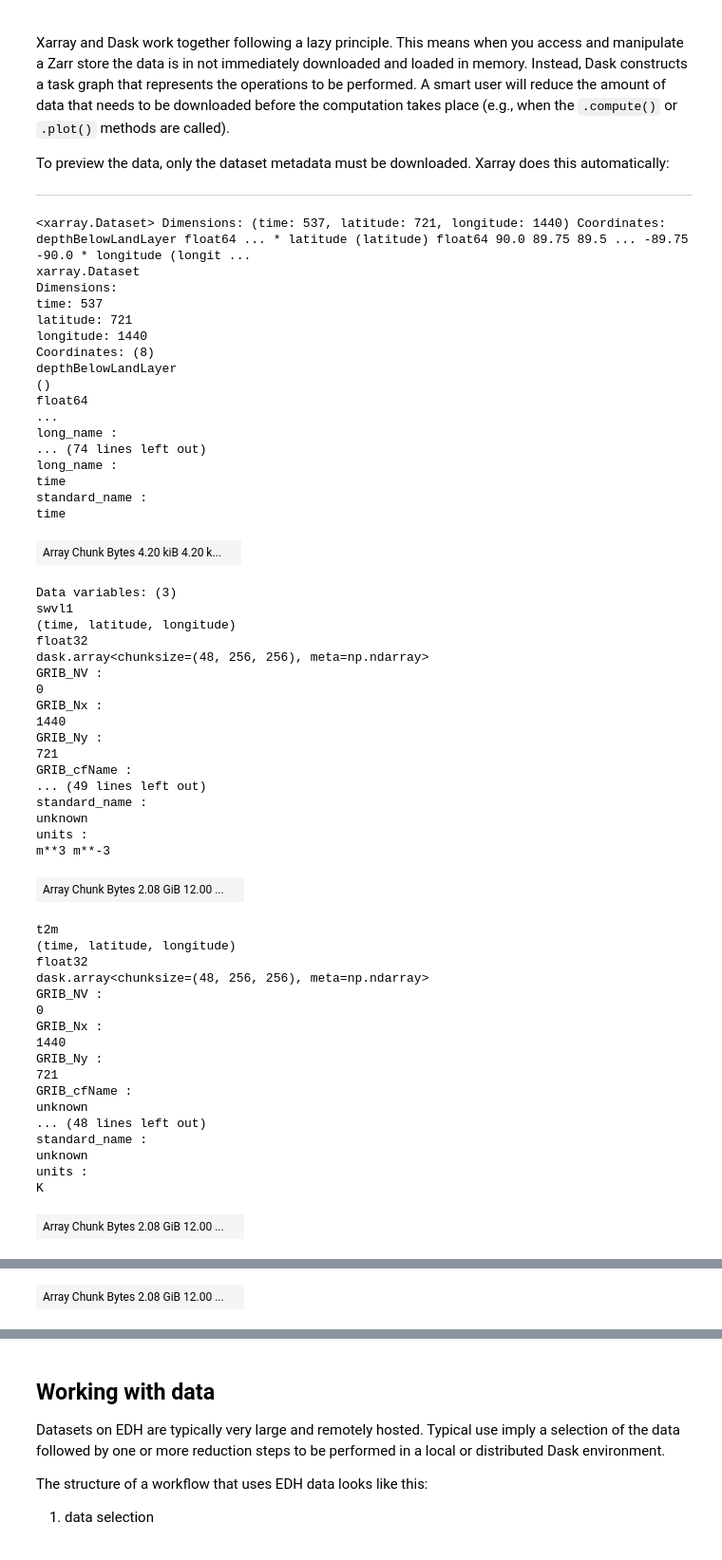
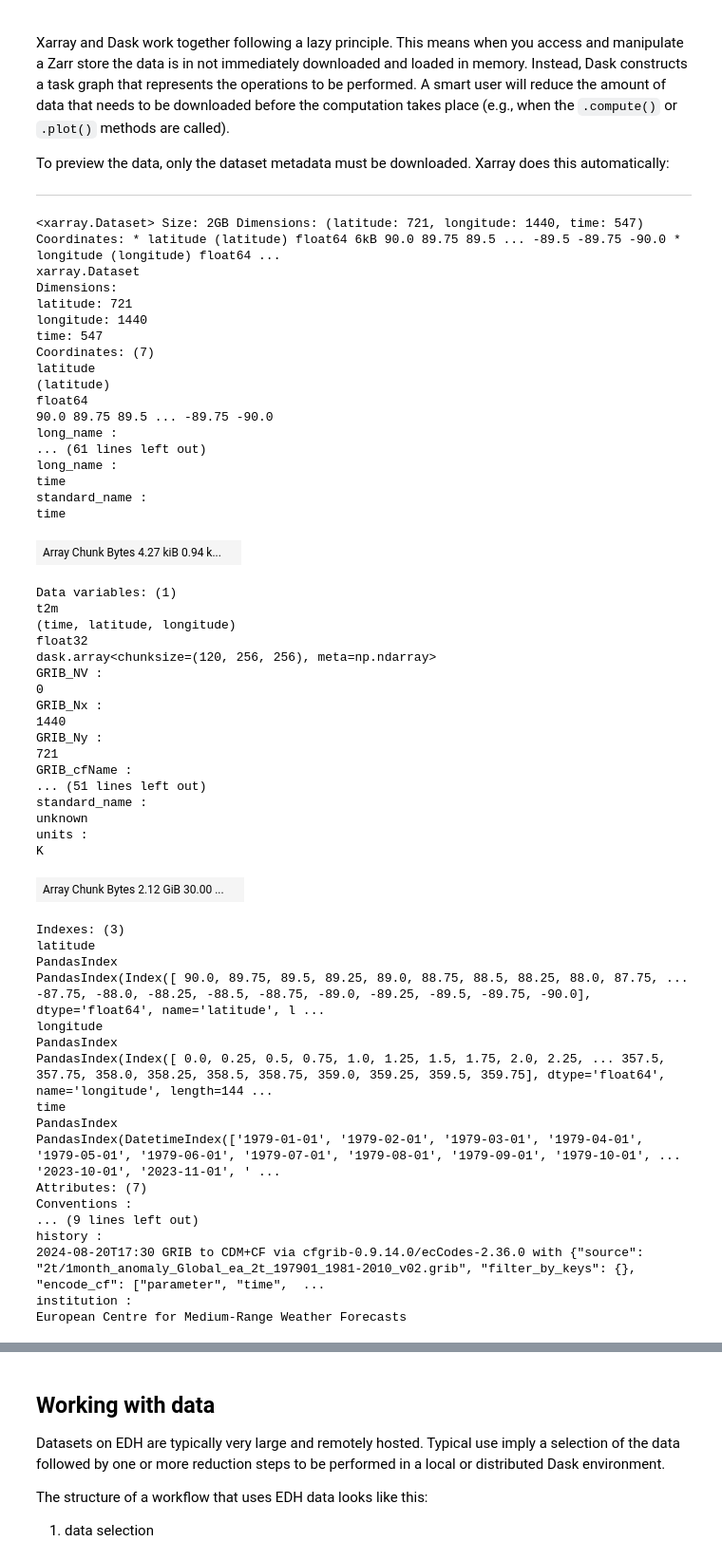
Before and after one commit to bopen/earthdatahub-notebooks, a Jupyter notebook: use-cases/tutorial-era5-ecv-for-climate-change.ipynb, the cells around one changed output, grey strips where cells are left out. Shown at 95% size. Drawn from its saved outputs; the diff is of its cells as text; code cells hidden in the pictures.

Commit message:
Fix URL to dataset

```diff
--- a/use-cases/tutorial-era5-ecv-for-climate-change.ipynb
+++ b/use-cases/tutorial-era5-ecv-for-climate-change.ipynb
@@ -27,43 +27,37 @@ To preview the data, only the dataset metadata must be downloaded. Xarray does t
 # %%
 import xarray as xr
 
-# your `~/.netrc` file MUST contain your credentials for earthdatahub.com
-#
-# machine data.earthdatahub.com
-#   login {your_username}
-#   password {your_password}
-
 ds = xr.open_dataset(
-    "https://data.earthdatahub.com/hedp/era5/ecv-for-climate-change-1979-2023.zarr",
+    "https://data.earthdatahub.destine.eu/more-era5/ecv-for-climate-change-1981-2010-anomaly-v0",
+    storage_options={"client_kwargs":{"trust_env":True}},
     chunks={},
     engine="zarr",
-    storage_options={"client_kwargs": {"trust_env": True}},
-).astype("float32")
+)
 ds
 # %% [output]
-<xarray.Dataset> Dimensions: (time: 537, latitude: 721, longitude: 1440) Coordinates: depthBelowLandLayer float64 ... * latitude (latitude) float64 90.0 89.75 89.5 ... -89.75 -90.0 * longitude (longit ...
+<xarray.Dataset> Size: 2GB Dimensions: (latitude: 721, longitude: 1440, time: 547) Coordinates: * latitude (latitude) float64 6kB 90.0 89.75 89.5 ... -89.5 -89.75 -90.0 * longitude (longitude) float64 ...
 xarray.Dataset
 Dimensions:
-time: 537
 latitude: 721
 longitude: 1440
-Coordinates: (8)
-depthBelowLandLayer
-()
+time: 547
+Coordinates: (7)
+latitude
+(latitude)
 float64
-...
+90.0 89.75 89.5 ... -89.75 -90.0
 long_name :
-... (74 lines left out)
+... (61 lines left out)
 long_name :
 time
 standard_name :
 time
-| Array Chunk Bytes 4.20 kiB 4.20 k... |  |
+| Array Chunk Bytes 4.27 kiB 0.94 k... |  |
-Data variables: (3)
-swvl1
+Data variables: (1)
+t2m
 (time, latitude, longitude)
 float32
-dask.array<chunksize=(48, 256, 256), meta=np.ndarray>
+dask.array<chunksize=(120, 256, 256), meta=np.ndarray>
 GRIB_NV :
 0
 GRIB_Nx :
@@ -71,27 +65,26 @@ GRIB_Nx :
 GRIB_Ny :
 721
 GRIB_cfName :
-... (49 lines left out)
+... (51 lines left out)
 standard_name :
 unknown
 units :
-m**3 m**-3
+K
-| Array Chunk Bytes 2.08 GiB 12.00 ... |  |
+| Array Chunk Bytes 2.12 GiB 30.00 ... |  |
-t2m
-(time, latitude, longitude)
-float32
-dask.array<chunksize=(48, 256, 256), meta=np.ndarray>
-GRIB_NV :
-0
-GRIB_Nx :
-1440
-GRIB_Ny :
-721
-GRIB_cfName :
-unknown
-... (48 lines left out)
-standard_name :
-unknown
-units :
-K
+Indexes: (3)
+latitude
+PandasIndex
+PandasIndex(Index([ 90.0, 89.75, 89.5, 89.25, 89.0, 88.75, 88.5, 88.25, 88.0, 87.75, ... -87.75, -88.0, -88.25, -88.5, -88.75, -89.0, -89.25, -89.5, -89.75, -90.0], dtype='float64', name='latitude', l ...
+longitude
+PandasIndex
+PandasIndex(Index([ 0.0, 0.25, 0.5, 0.75, 1.0, 1.25, 1.5, 1.75, 2.0, 2.25, ... 357.5, 357.75, 358.0, 358.25, 358.5, 358.75, 359.0, 359.25, 359.5, 359.75], dtype='float64', name='longitude', length=144 ...
+time
+PandasIndex
+PandasIndex(DatetimeIndex(['1979-01-01', '1979-02-01', '1979-03-01', '1979-04-01', '1979-05-01', '1979-06-01', '1979-07-01', '1979-08-01', '1979-09-01', '1979-10-01', ... '2023-10-01', '2023-11-01', ' ...
+Attributes: (7)
+Conventions :
+... (9 lines left out)
+history :
+2024-08-20T17:30 GRIB to CDM+CF via cfgrib-0.9.14.0/ecCodes-2.36.0 with {"source": "2t/1month_anomaly_Global_ea_2t_197901_1981-2010_v02.grib", "filter_by_keys": {}, "encode_cf": ["parameter", "time",  ...
+institution :
+European Centre for Medium-Range Weather Forecasts
-| Array Chunk Bytes 2.08 GiB 12.00 ... |  |
@@ -115 +90,0 @@ m
-| Array Chunk Bytes 2.08 GiB 12.00 ... |  |
```
Also changed, not shown: parts of 7 cells of this notebook.
